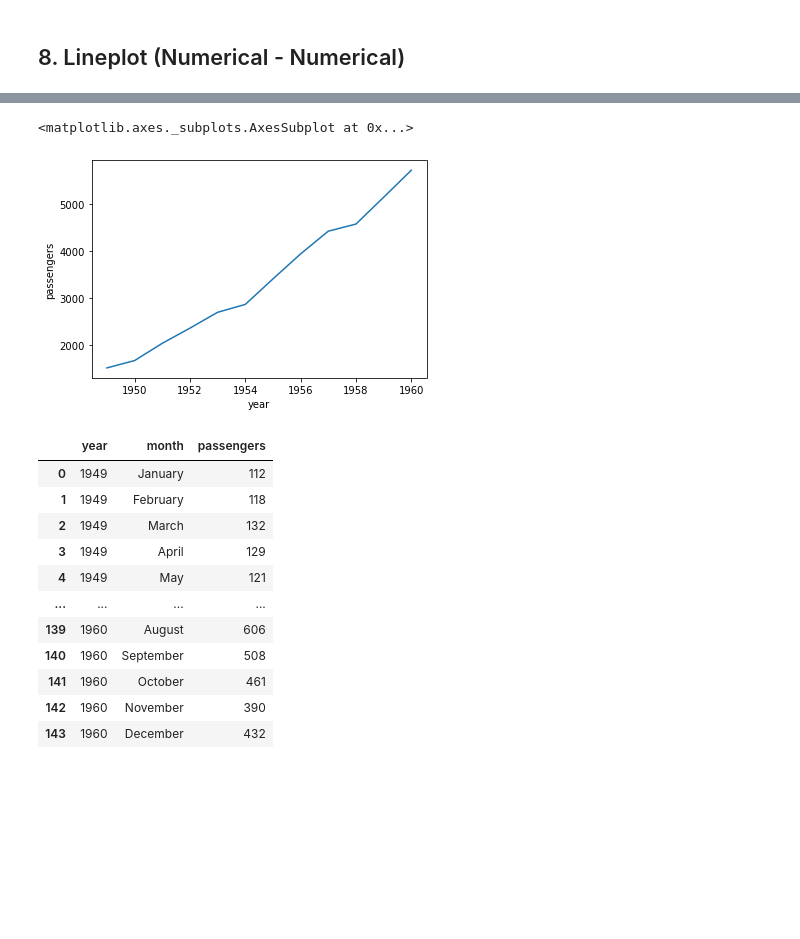
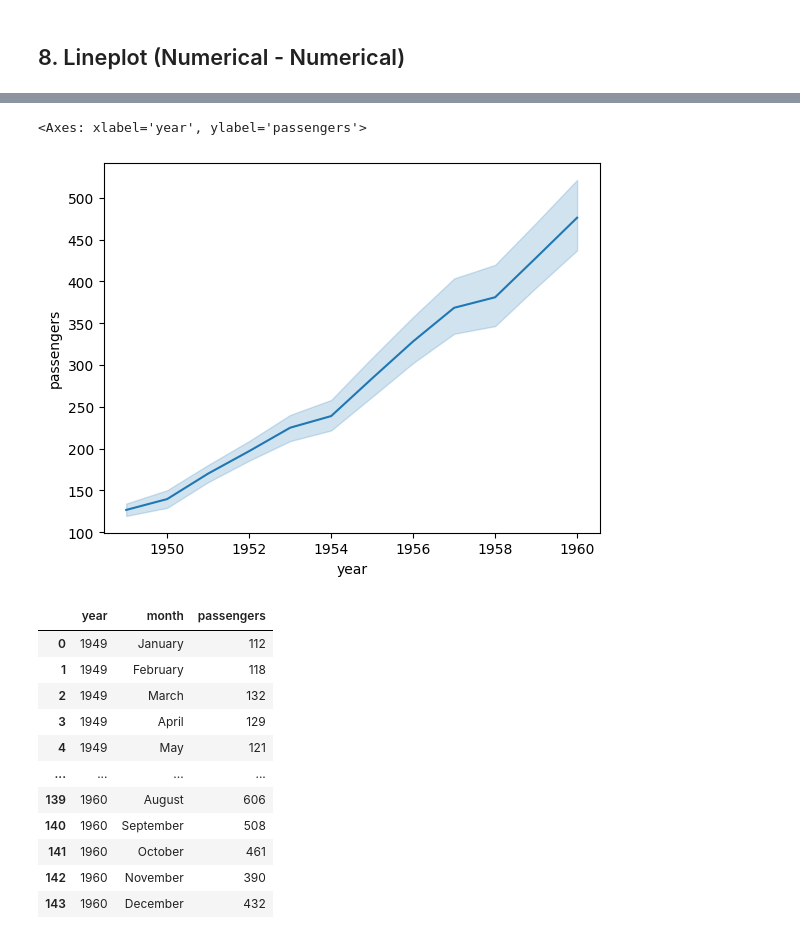
Before and after one commit to narayankartikeya/100-Days-of-ML-by-CampusX, a Jupyter notebook: Day 21/day21.ipynb, the cells around one changed output, grey strips where cells are left out. Drawn from its saved outputs; the diff is of its cells as text; code cells hidden in the pictures; blank space fills up the shorter version.

```diff
--- a/Day 21/day21.ipynb
+++ b/Day 21/day21.ipynb
@@ -173,8 +207,8 @@ new = flights.groupby('year').sum().reset_index()
-# %%
-sns.lineplot(new['year'],new['passengers'])
-# %% [output]
-<matplotlib.axes._subplots.AxesSubplot at 0x...>
-[figure, removed]
+# %%
+sns.lineplot(data=flights, x='year', y='passengers') # entire plot has confidence interval because each year has 12 values summed up for each month
+# %% [output]
+<Axes: xlabel='year', ylabel='passengers'>
+[figure, added]
 # %%
 flights
 # %% [output]
```
Also changed, not shown: parts of 16 cells of this notebook.
